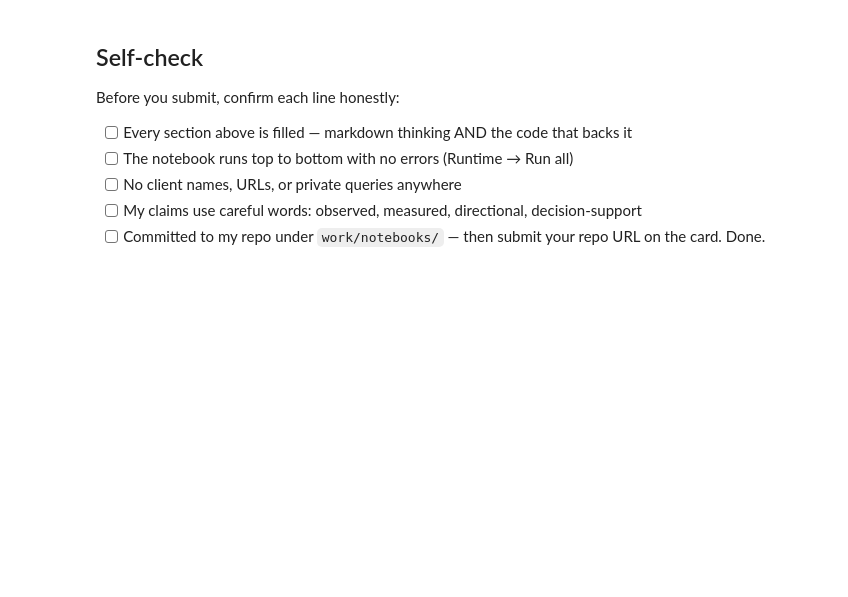
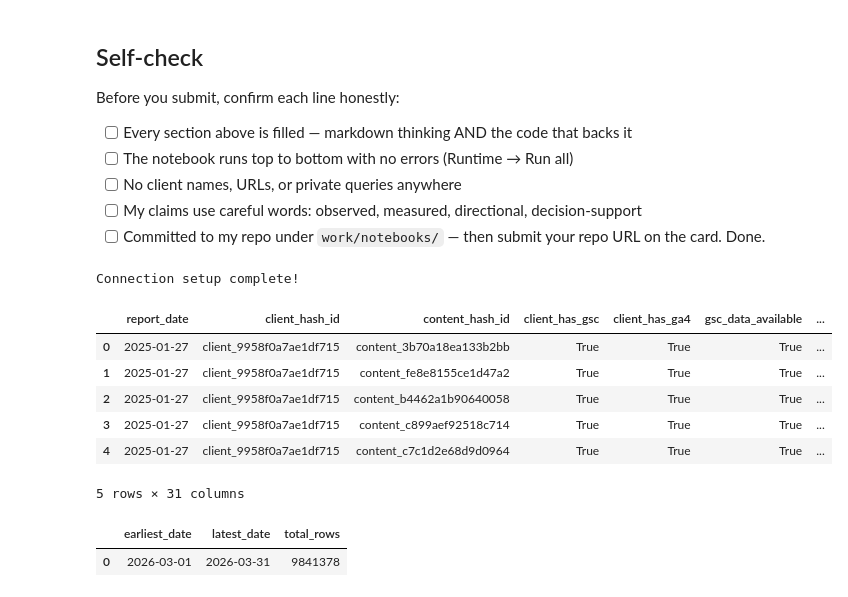
Before and after one commit to imamaparivash-insan/run.starter.notebook, a Jupyter notebook: work/notebooks/w03_data_contract.ipynb, the cells around one changed output. Saved outputs shown, nothing was run; the diff lists cells and outputs as text; code cells hidden in the pictures; blank space fills up the shorter version.

```diff
--- a/work/notebooks/w03_data_contract.ipynb
+++ b/work/notebooks/w03_data_contract.ipynb
@@ -44,3 +301,74 @@ Before you submit, confirm each line honestly:
 - [ ] No client names, URLs, or private queries anywhere
 - [ ] My claims use careful words: observed, measured, directional, decision-support
 - [ ] Committed to my repo under `work/notebooks/` — then submit your repo URL on the card. Done.
+# %%
+
+# Import userdata so we can safely access secrets stored in Google Colab
+from google.colab import userdata
+
+# Import DuckDB, which lets us query the dataset using SQL
+import duckdb
+
+# Retrieve the Hugging Face read token from Colab Secrets
+# The secret is named HF_TOKEN, so we don't need to write the token here
+HF_TOKEN = userdata.get("HF_TOKEN")
+
+# Create a DuckDB connection so we can run SQL queries
+con = duckdb.connect()
+
+# Give DuckDB the token so it can access the gated Hugging Face dataset
+# The actual token comes from Colab Secrets, not from the notebook source
+con.execute(
+    f"CREATE SECRET (TYPE huggingface, TOKEN '{HF_TOKEN}')"
+)
+
+# Print a message to confirm that the secret was configured successfully
+print("Connection setup complete!")
+# %% [output]
+Connection setup complete!
+# %%
+
+# Base location of the dataset on Hugging Face
+dataset_path = "hf://datasets/FlyRank/internship-warehouse"
+
+# Check that DuckDB can read the Parquet files for the daily performance table
+query = f"""
+SELECT *
+FROM read_parquet(
+    '{dataset_path}/fact_content_daily_performance/**/*.parquet'
+)
+LIMIT 5
+"""
+
+# Run the query and display five example rows
+result = con.sql(query).df()
+display(result)
+# %% [output]
+|  | report_date | client_hash_id | content_hash_id | client_has_gsc | client_has_ga4 | gsc_data_available | ... |
+| 0 | 2025-01-27 | client_9958f0a7ae1df715 | content_3b70a18ea133b2bb | True | True | True | ... |
+| 1 | 2025-01-27 | client_9958f0a7ae1df715 | content_fe8e8155ce1d47a2 | True | True | True | ... |
+| 2 | 2025-01-27 | client_9958f0a7ae1df715 | content_b4462a1b90640058 | True | True | True | ... |
+| 3 | 2025-01-27 | client_9958f0a7ae1df715 | content_c899aef92518c714 | True | True | True | ... |
+| 4 | 2025-01-27 | client_9958f0a7ae1df715 | content_c7c1d2e68d9d0964 | True | True | True | ... |
+5 rows × 31 columns
+# %%
+
+# Check the date range and number of rows in the March 2026 partition.
+# We use March as our development window, not the sealed June test month.
+
+query = f"""
+SELECT
+    MIN(report_date) AS earliest_date,
+    MAX(report_date) AS latest_date,
+    COUNT(*) AS total_rows
+FROM read_parquet(
+    '{dataset_path}/fact_content_daily_performance/month=2026-03/*.parquet'
+)
+"""
+
+# Execute the SQL query and display its single summary row
+result = con.sql(query).df()
+display(result)
+# %% [output]
+|  | earliest_date | latest_date | total_rows |
+| 0 | 2026-03-01 | 2026-03-31 | 9841378 |
```
Also changed, not shown: parts of 18 cells of this notebook.
